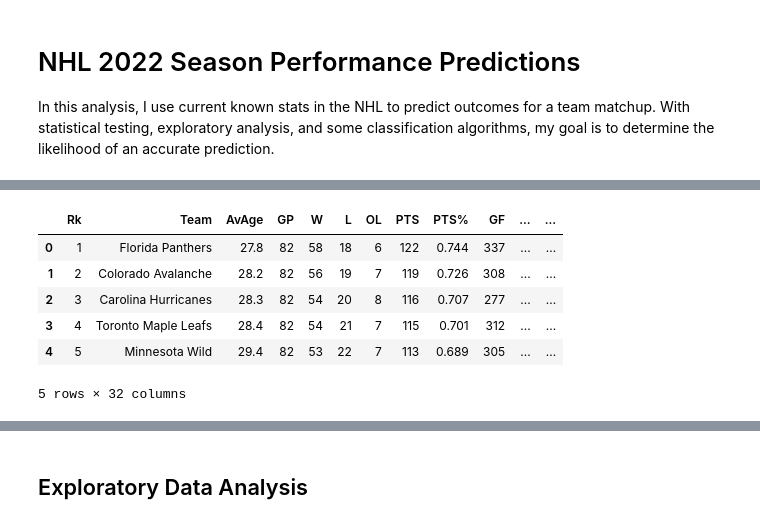
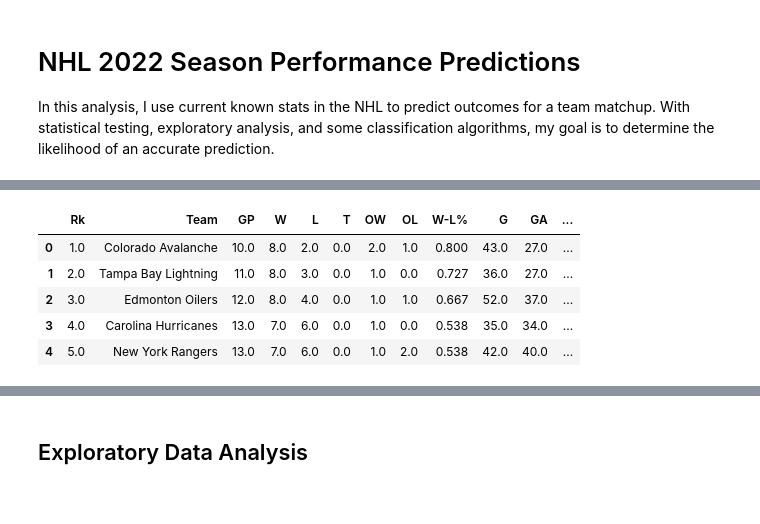
Before and after one commit to RyanSchraeder/StanleyCupPredictions, a Jupyter notebook: notebooks/model.ipynb, the cells around one changed output, grey strips where cells are left out. Drawn from its saved outputs; the diff is of its cells as text; code cells hidden in the pictures.

Commit message:
model tuning, ensemble work. added playoff data

```diff
--- a/notebooks/model.ipynb
+++ b/notebooks/model.ipynb
@@ -28,11 +72,11 @@ The data included is very robust, including all current information and some met
 # %%
-df = pd.DataFrame(pd.read_csv('../data/team_stats.csv'))
-df.head()
+playoffs = pd.read_csv('../data/playoffs.csv')
+playoffs = playoffs.head()
+playoffs
 # %% [output]
-|  | Rk | Team | AvAge | GP | W | L | OL | PTS | PTS% | GF | ... | ... |
-| 0 | 1 | Florida Panthers | 27.8 | 82 | 58 | 18 | 6 | 122 | 0.744 | 337 | ... | ... |
-| 1 | 2 | Colorado Avalanche | 28.2 | 82 | 56 | 19 | 7 | 119 | 0.726 | 308 | ... | ... |
-| 2 | 3 | Carolina Hurricanes | 28.3 | 82 | 54 | 20 | 8 | 116 | 0.707 | 277 | ... | ... |
-| 3 | 4 | Toronto Maple Leafs | 28.4 | 82 | 54 | 21 | 7 | 115 | 0.701 | 312 | ... | ... |
-| 4 | 5 | Minnesota Wild | 29.4 | 82 | 53 | 22 | 7 | 113 | 0.689 | 305 | ... | ... |
+|  | Rk | Team | GP | W | L | T | OW | OL | W-L% | G | GA | ... |
+| 0 | 1.0 | Colorado Avalanche | 10.0 | 8.0 | 2.0 | 0.0 | 2.0 | 1.0 | 0.800 | 43.0 | 27.0 | ... |
+| 1 | 2.0 | Tampa Bay Lightning | 11.0 | 8.0 | 3.0 | 0.0 | 1.0 | 0.0 | 0.727 | 36.0 | 27.0 | ... |
+| 2 | 3.0 | Edmonton Oilers | 12.0 | 8.0 | 4.0 | 0.0 | 1.0 | 1.0 | 0.667 | 52.0 | 37.0 | ... |
+| 3 | 4.0 | Carolina Hurricanes | 13.0 | 7.0 | 6.0 | 0.0 | 1.0 | 0.0 | 0.538 | 35.0 | 34.0 | ... |
+| 4 | 5.0 | New York Rangers | 13.0 | 7.0 | 6.0 | 0.0 | 1.0 | 2.0 | 0.538 | 42.0 | 40.0 | ... |
-5 rows × 32 columns
```
Also changed, not shown: parts of 18 cells of this notebook, 1 other file.
